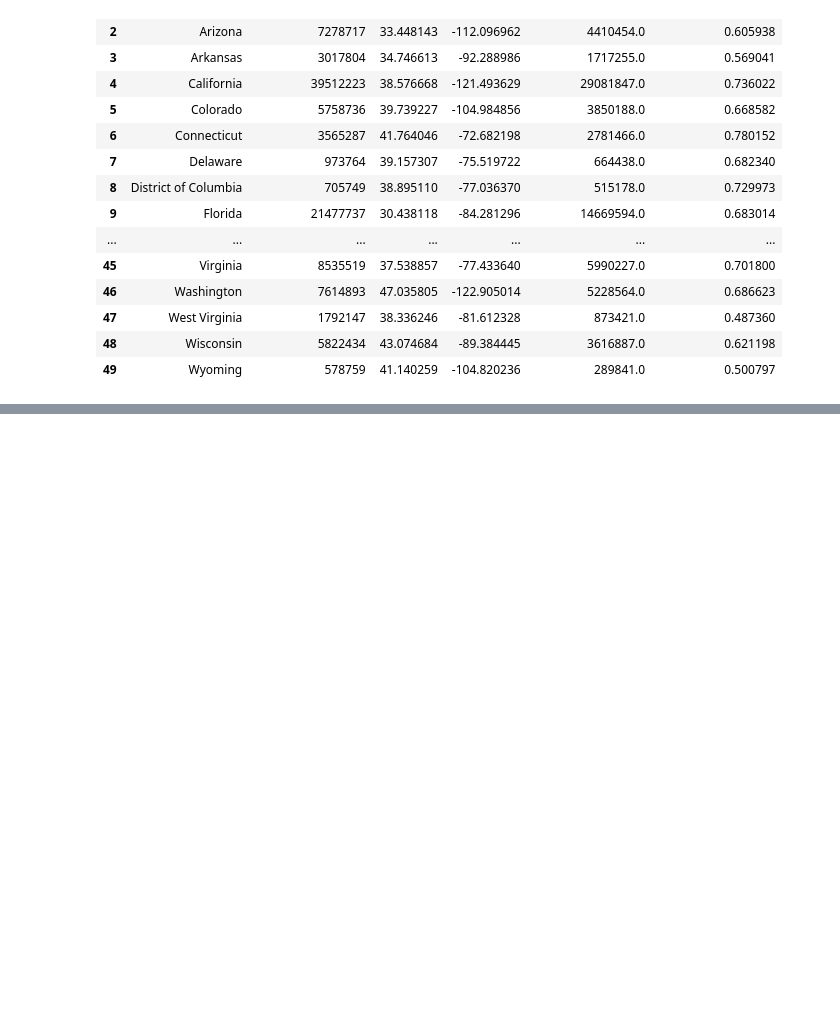
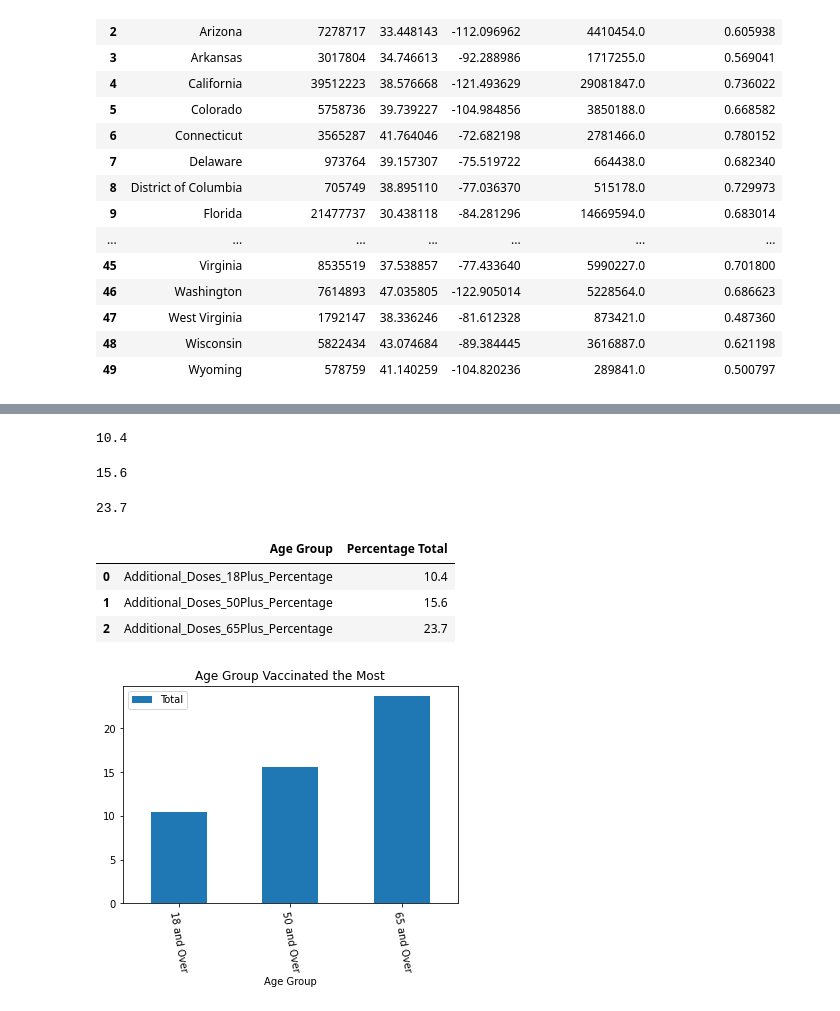
Before and after one commit to Ramsha2025/US-Vaccine-Tracker-Challenge, a Jupyter notebook: US-Vaccine-Tracker.ipynb, the cells around one changed output, grey strips where cells are left out. Saved outputs shown, nothing was run; the diff lists cells and outputs as text; code cells hidden in the pictures; blank space fills up the shorter version.

```diff
--- a/US-Vaccine-Tracker.ipynb
+++ b/US-Vaccine-Tracker.ipynb
@@ -209,0 +310,4 @@ vaccinationAndPopulationByLocation
+# %%
+Additional_Doses_18Plus_Percentage
+# %% [output]
+10.4
@@ -209,0 +317,4 @@ vaccinationAndPopulationByLocation
+# %%
+Additional_Doses_50Plus_Percentage
+# %% [output]
+15.6
@@ -209,0 +324,31 @@ vaccinationAndPopulationByLocation
+# %%
+Additional_Doses_65Plus_Percentage
+# %% [output]
+23.7
+# %%
+data = [['Additional_Doses_18Plus_Percentage', 10.4], ['Additional_Doses_50Plus_Percentage', 15.6], ['Additional_Doses_65Plus_Percentage', 23.7]]
+df = pd.DataFrame(data, columns = ['Age Group', 'Percentage Total'])
+df
+# %% [output]
+|  | Age Group | Percentage Total |
+| 0 | Additional_Doses_18Plus_Percentage | 10.4 |
+| 1 | Additional_Doses_50Plus_Percentage | 15.6 |
+| 2 | Additional_Doses_65Plus_Percentage | 23.7 |
+# %%
+data = {"Age Group":["18 and Over", "50 and Over", "65 and Over"],
+
+        "Total":[10.4,15.6,23.7]
+
+        };
+
+# Dictionary loaded into a DataFrame
+
+dataFrame = pd.DataFrame(data=data);
+
+
+
+# Draw a vertical bar chart
+
+dataFrame.plot.bar(x="Age Group", y="Total", rot=1000, title="Age Group Vaccinated the Most");
+# %% [output]
+[figure, added]
```
Also changed, not shown: parts of 18 cells of this notebook.
